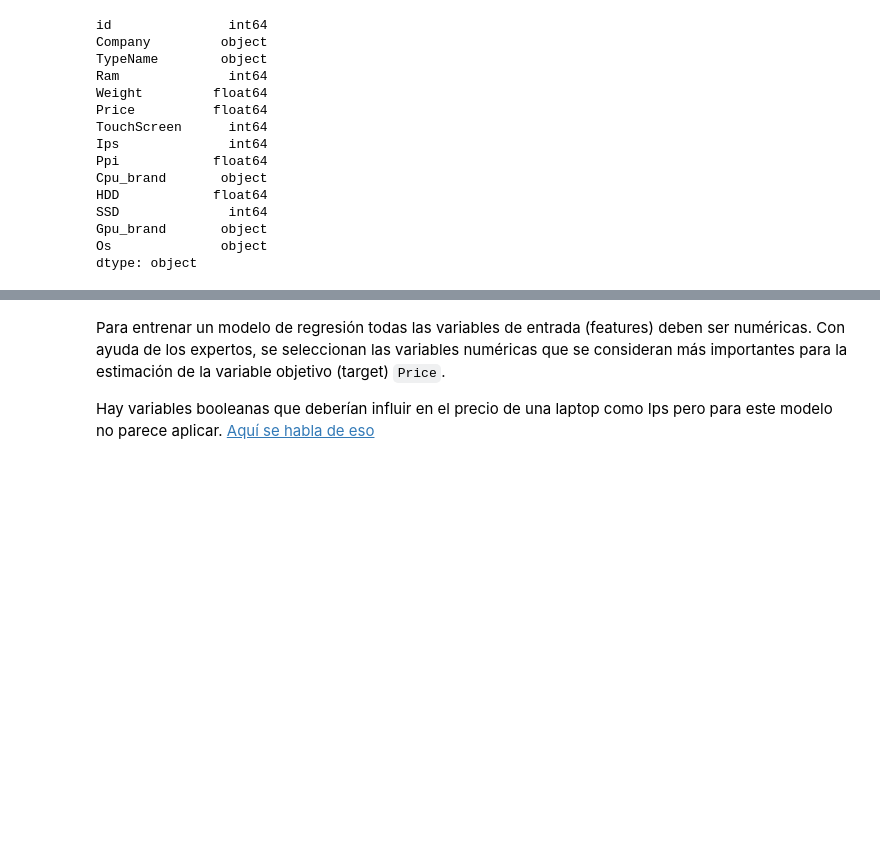
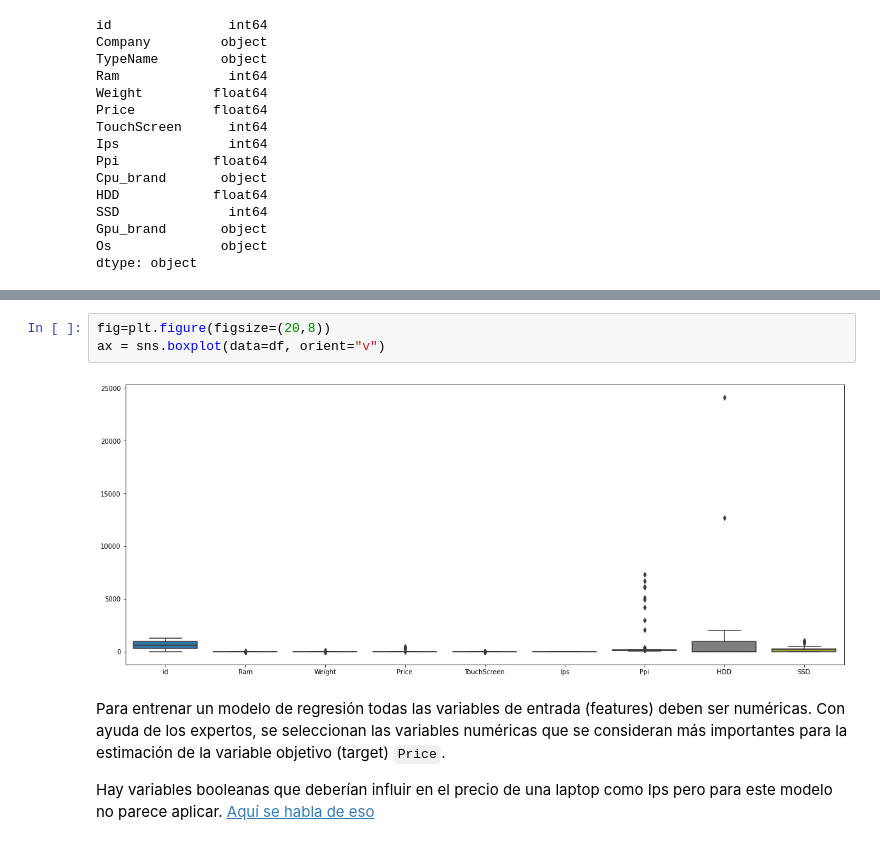
Before and after one commit to montejs3/Bi, a Jupyter notebook: LabBi/Lab2-Regresion/lab2.ipynb, the cells around one changed output, grey strips where cells are left out. Saved outputs shown, nothing was run; the diff lists cells and outputs as text; blank space fills up the shorter version.

```diff
--- a/LabBi/Lab2-Regresion/lab2.ipynb
+++ b/LabBi/Lab2-Regresion/lab2.ipynb
@@ -66,3 +66,8 @@ df.sample(5)
+# %%
+fig=plt.figure(figsize=(20,8))
+ax = sns.boxplot(data=df, orient="v")
+# %% [output]
+[figure, added]
 # %% [markdown]
 Para entrenar un modelo de regresión todas las variables de entrada (features) deben ser numéricas. Con ayuda de los expertos, se seleccionan las variables numéricas que se consideran más importantes para la estimación de la variable objetivo (target) `Price`.
 
```
Also changed, not shown: parts of 30 cells of this notebook.
